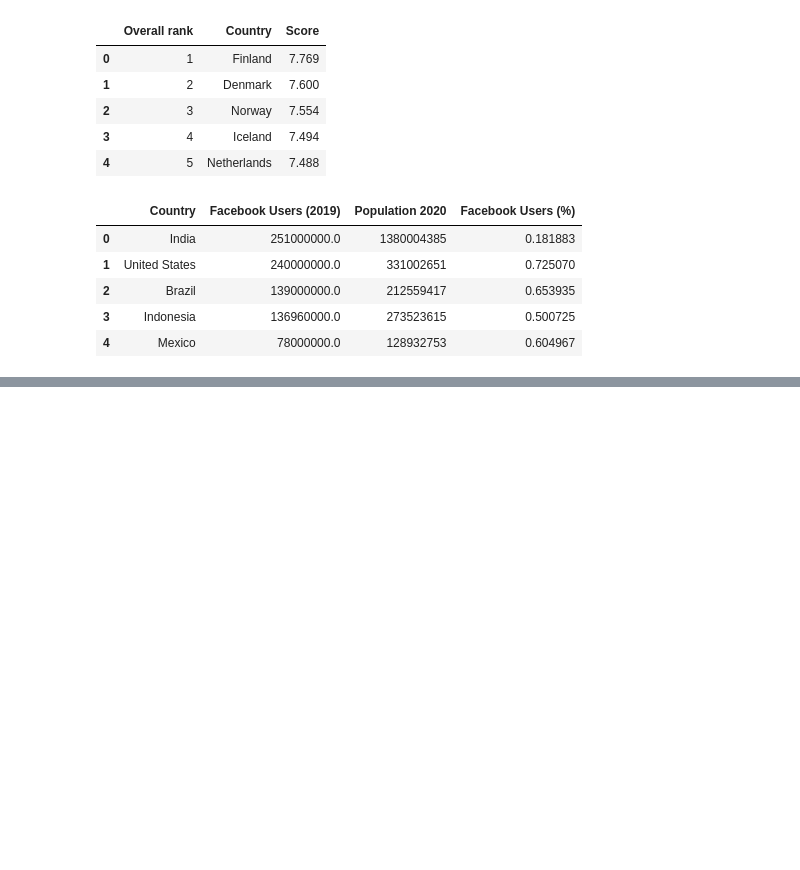
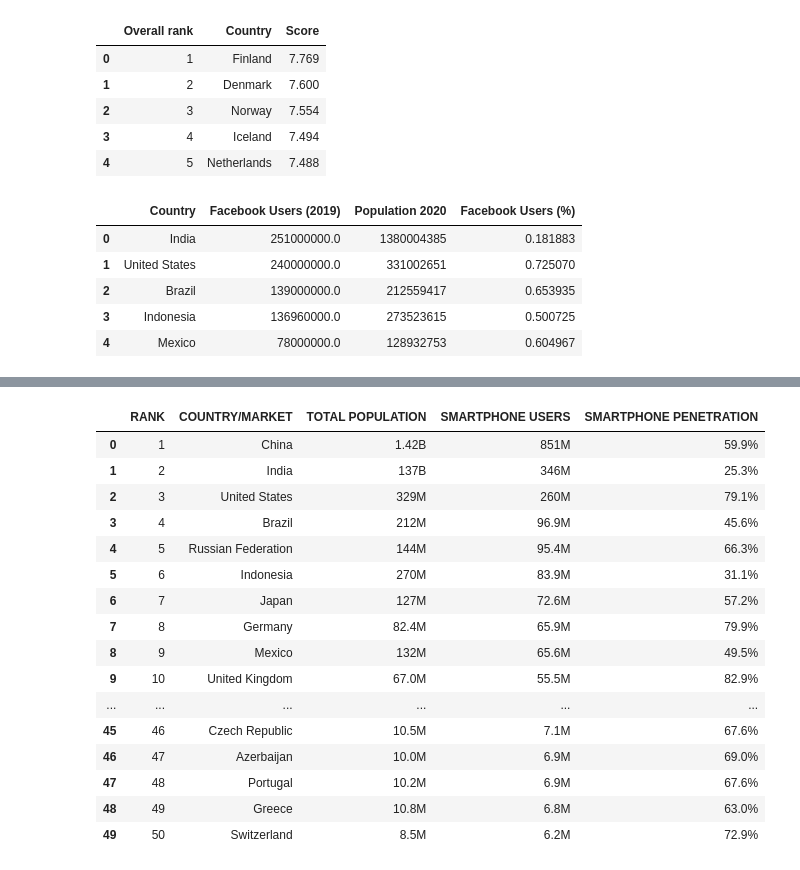
Before and after one commit to madhuvenkidusamy/ETL-Project, a Jupyter notebook: happiness.ipynb, the cells around one changed output, grey strips where cells are left out. Saved outputs shown, nothing was run; the diff lists cells and outputs as text; code cells hidden in the pictures; blank space fills up the shorter version.

```diff
--- a/happiness.ipynb
+++ b/happiness.ipynb
@@ -56,0 +94,32 @@ facebook_df.head()
+# %%
+cell_url = 'https://www.bankmycell.com/blog/how-many-phones-are-in-the-world'
+
+header = {
+  "User-Agent": "Mozilla/5.0 (X11; Linux x86_64) AppleWebKit/537.36 (KHTML, like Gecko) Chrome/50.0.2661.75 Safari/537.36",
+  "X-Requested-With": "XMLHttpRequest"
+}
+
+r = requests.get(cell_url, headers=header)
+
+cell_df2 = pd.read_html(r.text)
+# %%
+cell_df = cell_df2[1]
+cell_df
+# %% [output]
+|  | RANK | COUNTRY/MARKET | TOTAL POPULATION | SMARTPHONE USERS | SMARTPHONE PENETRATION |
+| 0 | 1 | China | 1.42B | 851M | 59.9% |
+| 1 | 2 | India | 137B | 346M | 25.3% |
+| 2 | 3 | United States | 329M | 260M | 79.1% |
+| 3 | 4 | Brazil | 212M | 96.9M | 45.6% |
+| 4 | 5 | Russian Federation | 144M | 95.4M | 66.3% |
+| 5 | 6 | Indonesia | 270M | 83.9M | 31.1% |
+| 6 | 7 | Japan | 127M | 72.6M | 57.2% |
+| 7 | 8 | Germany | 82.4M | 65.9M | 79.9% |
+| 8 | 9 | Mexico | 132M | 65.6M | 49.5% |
+| 9 | 10 | United Kingdom | 67.0M | 55.5M | 82.9% |
+| ... | ... | ... | ... | ... | ... |
+| 45 | 46 | Czech Republic | 10.5M | 7.1M | 67.6% |
+| 46 | 47 | Azerbaijan | 10.0M | 6.9M | 69.0% |
+| 47 | 48 | Portugal | 10.2M | 6.9M | 67.6% |
+| 48 | 49 | Greece | 10.8M | 6.8M | 63.0% |
+| 49 | 50 | Switzerland | 8.5M | 6.2M | 72.9% |
```
Also changed, not shown: parts of 12 cells of this notebook.
